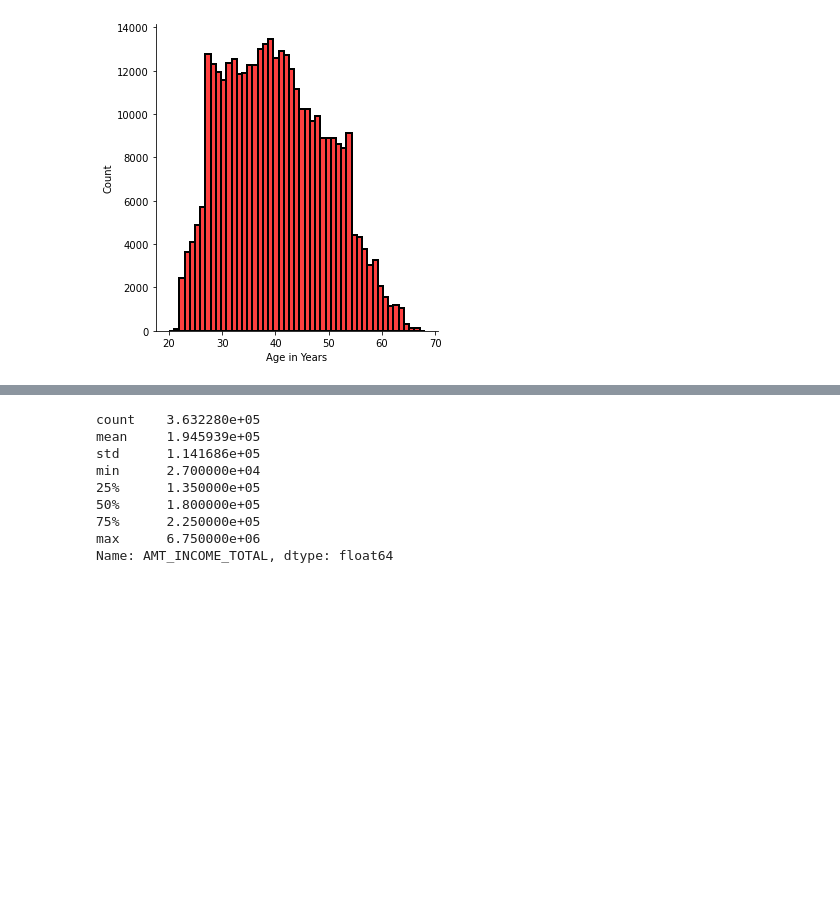
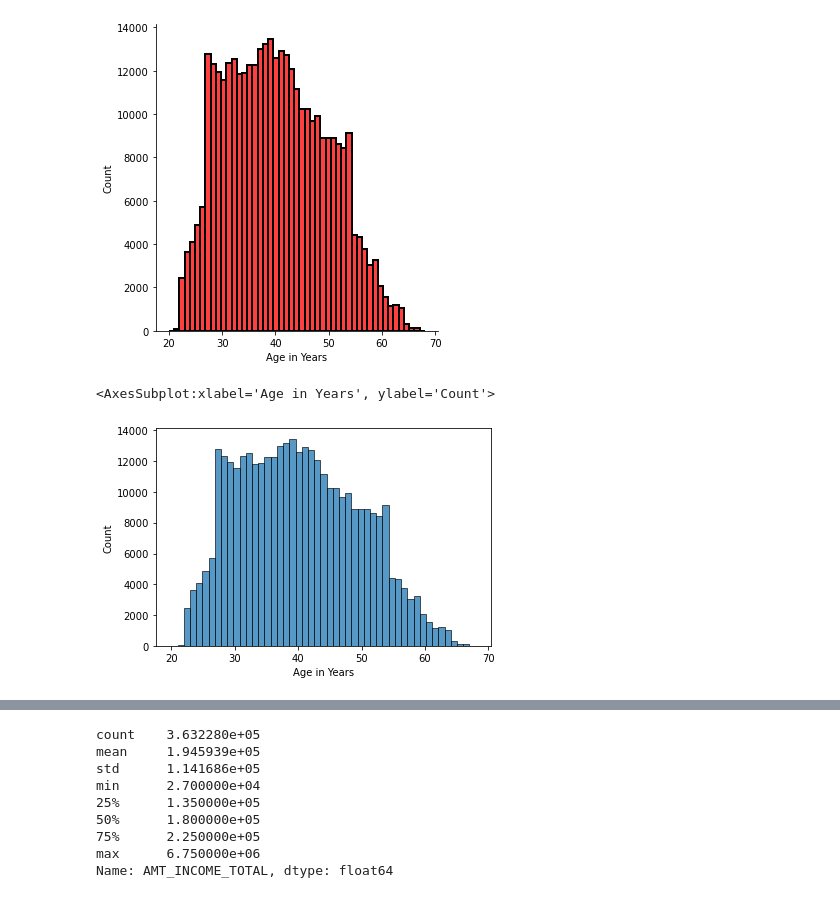
Before and after one commit to yohn-dezmon/seaborn-exercise, a Jupyter notebook: 07-Seaborn-Exercise.ipynb, the cells around one changed output, grey strips where cells are left out. Saved outputs shown, nothing was run; the diff lists cells and outputs as text; code cells hidden in the pictures; blank space fills up the shorter version.

```diff
--- a/07-Seaborn-Exercise.ipynb
+++ b/07-Seaborn-Exercise.ipynb
@@ -252,6 +252,11 @@ sns.displot(data=employed, x='Age in Years', bins=49, color='red', linewidth=2,
 <seaborn.axisgrid.FacetGrid at 0x...>
 <Figure size 2000x2000 with 0 Axes>
 [figure]
+# %%
+sns.histplot(data=employed, x='Age in Years', bins=49)
+# %% [output]
+<AxesSubplot:xlabel='Age in Years', ylabel='Count'>
+[figure, added]
 # %% [markdown]
 -----
 ### TASK: Recreate the Categorical Plot shown below:
```
Also changed, not shown: parts of 5 cells of this notebook.
